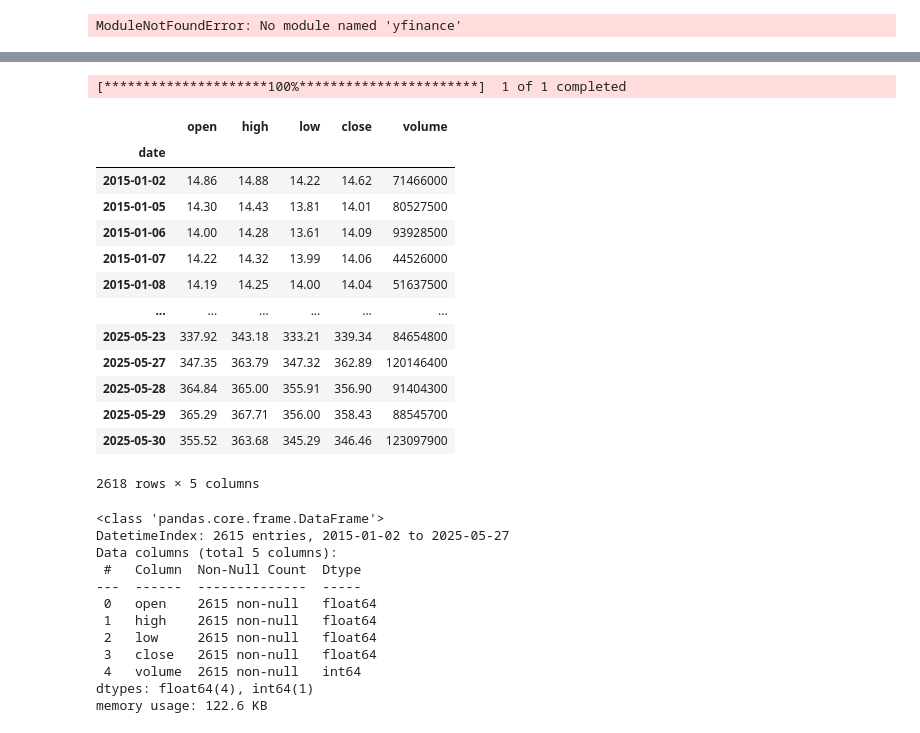
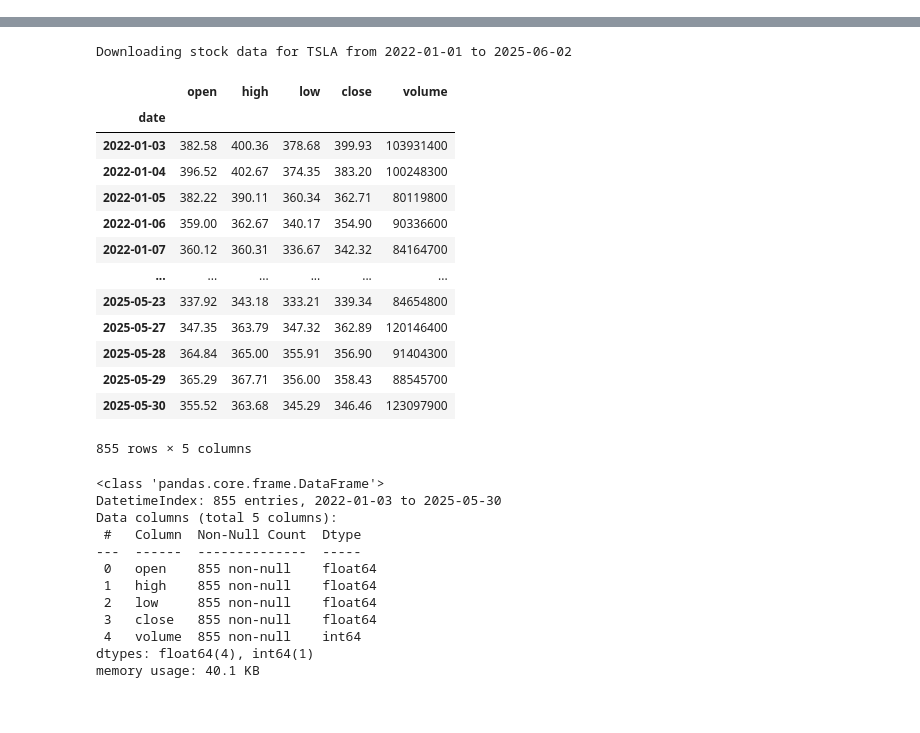
Before and after one commit to alvaroggdesande/stocks_workspace, a Jupyter notebook: example.ipynb, the cells around one changed output, grey strips where cells are left out. Drawn from its saved outputs; the diff is of its cells as text; code cells hidden in the pictures.

```diff
--- a/example.ipynb
+++ b/example.ipynb
@@ -1,13 +1,13 @@
 # %%
 # Import necessary libraries and modules
 import os
-#import pandas as pd
-#import numpy as np
+import pandas as pd
+import numpy as np
 
-#pd.set_option('display.max_rows', 50)
-#pd.set_option('display.max_columns', 500)
-#pd.set_option('display.width', 1000)
-#pd.options.display.float_format = '{:.2f}'.format
+pd.set_option('display.max_rows', 50)
+pd.set_option('display.max_columns', 500)
+pd.set_option('display.width', 1000)
+pd.options.display.float_format = '{:.2f}'.format
 
 from datetime import date, timedelta
 
@@ -35,8 +35,6 @@ from ml.model_result import Result, PipelineData
 #from ml.model_result.model_eval import ModelEvaluation
 
 from ml.ml_results.shapley_visualization import ShapleyVisualization
-# %% [output]
-ModuleNotFoundError: No module named 'yfinance'
 # %%
 try:
     from config.config import POLYGON_API_KEY
@@ -49,9 +47,9 @@ API_KEY = POLYGON_API_KEY
 # %%
 # Define parameters for data extraction
 ticker = "TSLA"  # You can change this ticker as needed
-start_date = "2015-01-01"
+start_date = "2022-01-01"
 end_date = date.today().strftime("%Y-%m-%d")
-limit = 1000
+limit = 500
 order = 'desc'
 
 # Call the ticker_data_extraction method to download data from yfinance
@@ -74,33 +71,33 @@ YF.download() has changed argument auto_adjust default to True
-[*********************100%***********************]  1 of 1 completed
+Downloading stock data for TSLA from 2022-01-01 to 2025-06-02
 |  | open | high | low | close | volume |
 | date |  |  |  |  |  |
-| 2015-01-02 | 14.86 | 14.88 | 14.22 | 14.62 | 71466000 |
-| 2015-01-05 | 14.30 | 14.43 | 13.81 | 14.01 | 80527500 |
-| 2015-01-06 | 14.00 | 14.28 | 13.61 | 14.09 | 93928500 |
-| 2015-01-07 | 14.22 | 14.32 | 13.99 | 14.06 | 44526000 |
-| 2015-01-08 | 14.19 | 14.25 | 14.00 | 14.04 | 51637500 |
+| 2022-01-03 | 382.58 | 400.36 | 378.68 | 399.93 | 103931400 |
+| 2022-01-04 | 396.52 | 402.67 | 374.35 | 383.20 | 100248300 |
+| 2022-01-05 | 382.22 | 390.11 | 360.34 | 362.71 | 80119800 |
+| 2022-01-06 | 359.00 | 362.67 | 340.17 | 354.90 | 90336600 |
+| 2022-01-07 | 360.12 | 360.31 | 336.67 | 342.32 | 84164700 |
 | ... | ... | ... | ... | ... | ... |
 | 2025-05-23 | 337.92 | 343.18 | 333.21 | 339.34 | 84654800 |
 | 2025-05-27 | 347.35 | 363.79 | 347.32 | 362.89 | 120146400 |
 | 2025-05-28 | 364.84 | 365.00 | 355.91 | 356.90 | 91404300 |
 | 2025-05-29 | 365.29 | 367.71 | 356.00 | 358.43 | 88545700 |
 | 2025-05-30 | 355.52 | 363.68 | 345.29 | 346.46 | 123097900 |
-2618 rows × 5 columns
+855 rows × 5 columns
 # %%
 stock_data.info()
 # %% [output]
 <class 'pandas.core.frame.DataFrame'>
-DatetimeIndex: 2615 entries, 2015-01-02 to 2025-05-27
+DatetimeIndex: 855 entries, 2022-01-03 to 2025-05-30
 Data columns (total 5 columns):
  #   Column  Non-Null Count  Dtype
 ---  ------  --------------  -----
- 0   open    2615 non-null   float64
- 1   high    2615 non-null   float64
- 2   low     2615 non-null   float64
- 3   close   2615 non-null   float64
- 4   volume  2615 non-null   int64
+ 0   open    855 non-null    float64
+ 1   high    855 non-null    float64
+ 2   low     855 non-null    float64
+ 3   close   855 non-null    float64
+ 4   volume  855 non-null    int64
 dtypes: float64(4), int64(1)
-memory usage: 122.6 KB
+memory usage: 40.1 KB
 # %%
 #model
 train_start_date = "2021-01-01"
```
Also changed, not shown: parts of 11 cells of this notebook, 2 other files.
